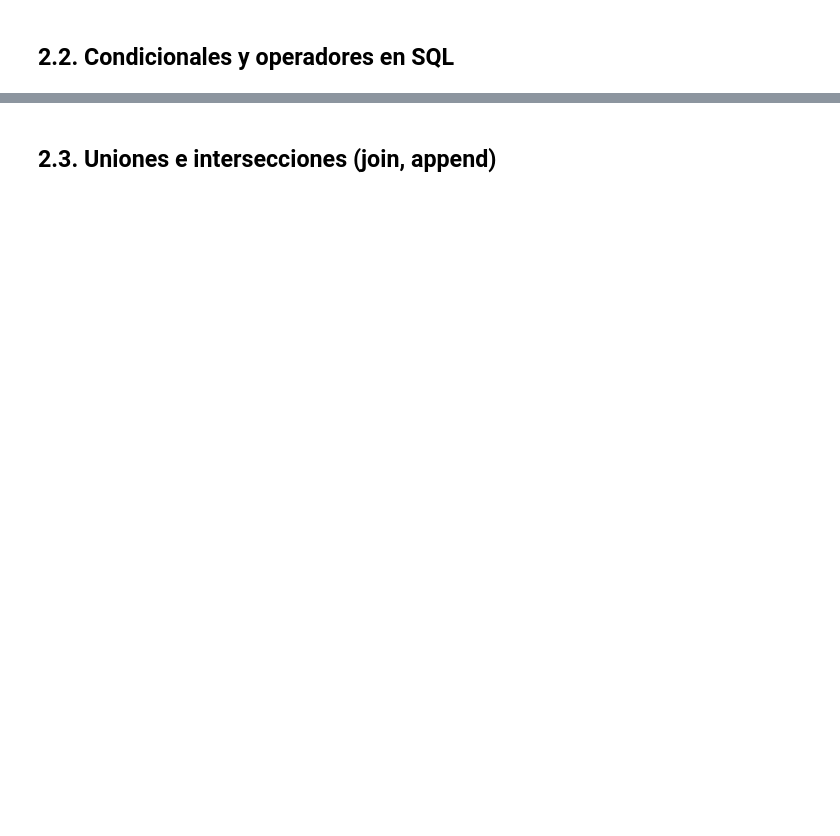
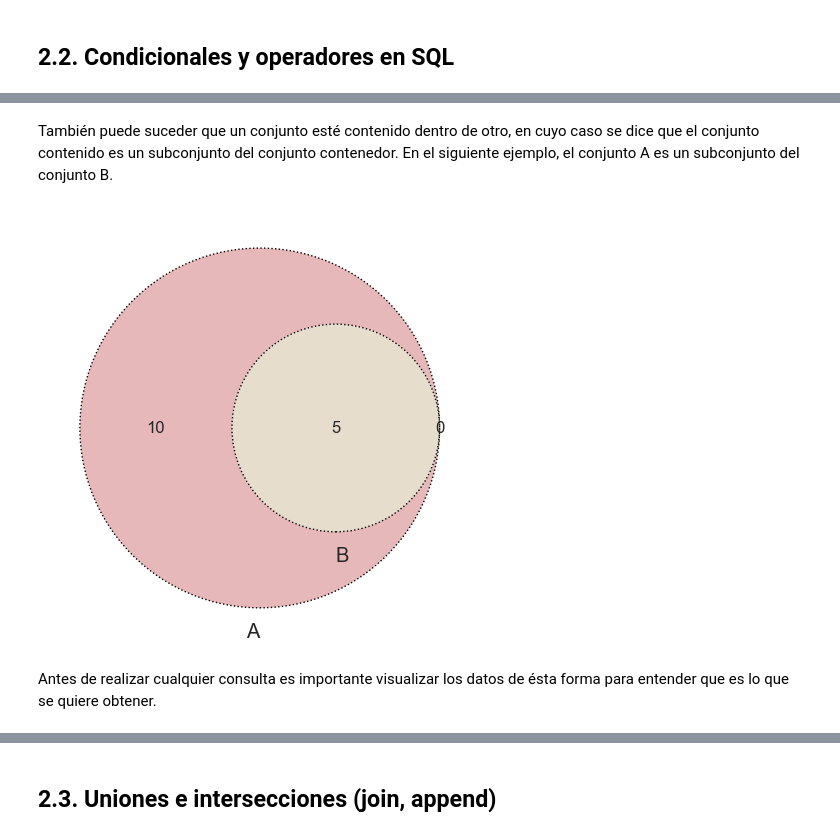
Before and after one commit to alejo-acosta/pmdb-material, a Jupyter notebook: 2.0-Bases de datos relacionales.ipynb, the cells around one changed output, grey strips where cells are left out. Cells and saved outputs as stored; diff of their text form; code cells hidden in the pictures; blank space fills up the shorter version.

```diff
--- a/2.0-Bases de datos relacionales.ipynb
+++ b/2.0-Bases de datos relacionales.ipynb
@@ -28,0 +122,11 @@ Y conectamos con líneas entre ellos, veamos un ejemplo:
+# %% [markdown]
+También puede suceder que un conjunto esté contenido dentro de otro, en cuyo caso se dice que el conjunto contenido es un subconjunto del conjunto contenedor. En el siguiente ejemplo, el conjunto A es un subconjunto del conjunto B.
+# %%
+set1 = (10, 0, 5)
+venn2(subsets=set1, set_labels=('A', 'B'))
+venn2_circles(subsets=set1, linestyle="dotted", linewidth=1)
+plt.show()
+# %% [output]
+[figure, added]
+# %% [markdown]
+Antes de realizar cualquier consulta es importante visualizar los datos de ésta forma para entender que es lo que se quiere obtener.
```
Also changed, not shown: parts of 12 cells of this notebook, 37 other files.
